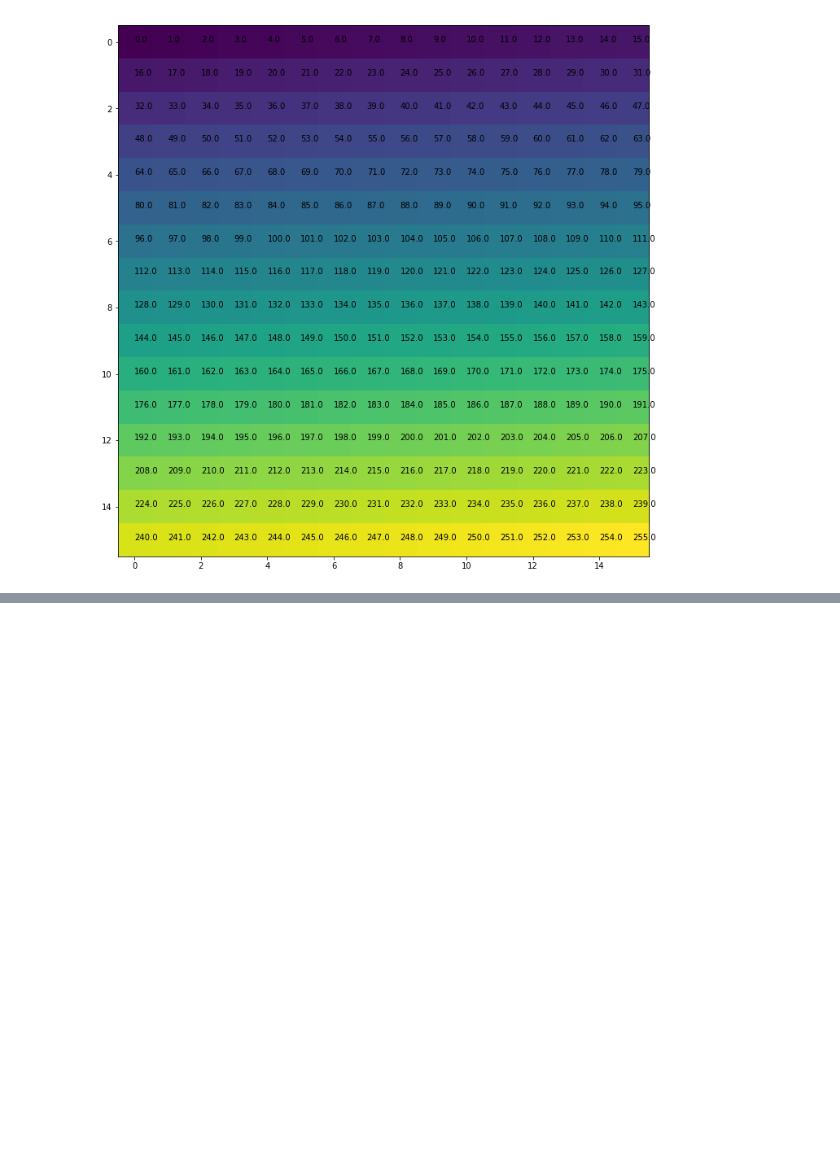
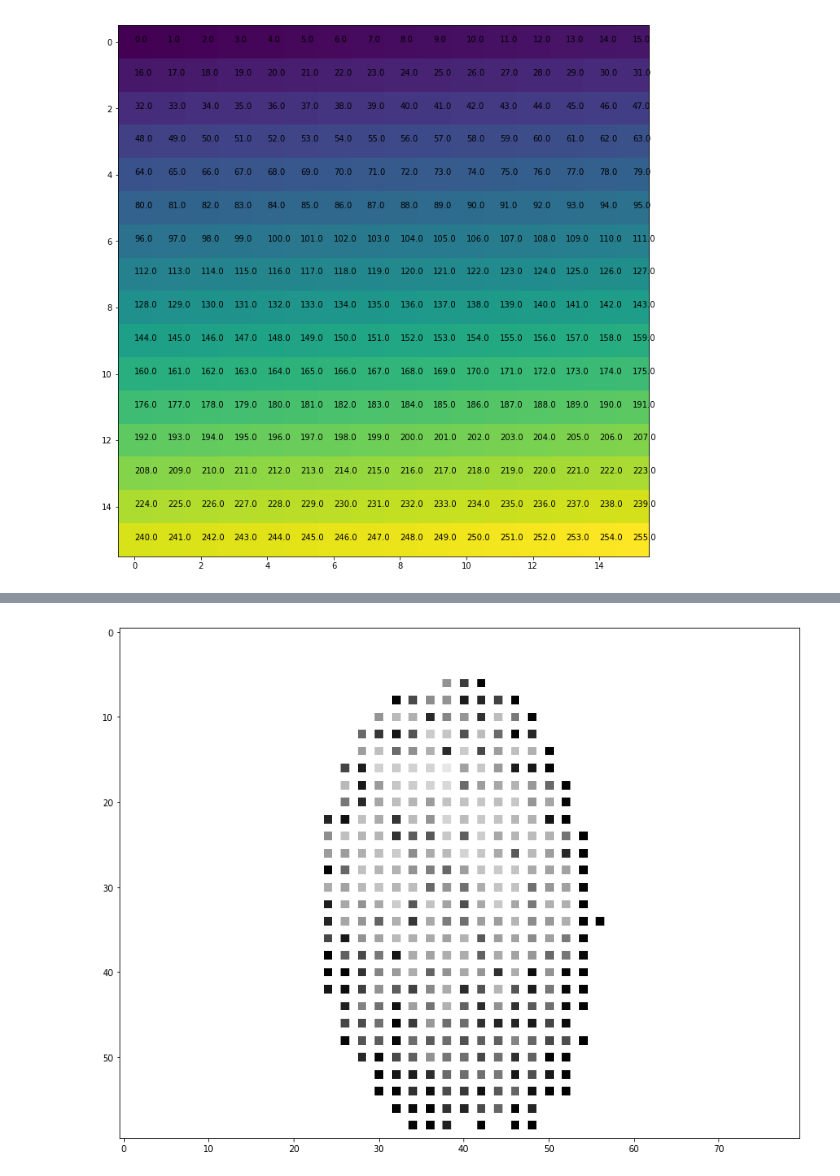
Before and after one commit to gabrieldelaparra/CC5508-2017-1-Tarea5, a Jupyter notebook: Tarea5.ipynb, the cells around one changed output, grey strips where cells are left out. Saved outputs shown, nothing was run; the diff lists cells and outputs as text; code cells hidden in the pictures; blank space fills up the shorter version.

```diff
--- a/Tarea5.ipynb
+++ b/Tarea5.ipynb
@@ -355,2 +361,27 @@ imageOrientation(image, 8)
+# %%
+def segmentImagen(image, cellSize):
+    rows, cols = image.shape
+    cellRows = math.floor(rows/cellSize)
+    cellCols = math.floor(cols/cellSize)
+    cellCount = cellRows*cellCols
+    cells = np.zeros((cellRows, cellCols))
+
+    for j in range(cols):
+        for i in range(rows):
+            if(image[i,j] == 255):
+                continue
+            cellX = math.floor(i/cellSize)
+            cellY = math.floor(j/cellSize)
+            if(cellX % 2==0 and cellY % 2 ==0):
+                cells[cellX, cellY] = image[i,j]
+
+    fig, ax = plt.subplots()
+    ax.imshow(cells, cmap="binary")
+
+imageFile = "./DB1_B/101_2.tif"
+image = io.imread(imageFile)
+segmentImagen(image, 8)
+# %% [output]
+[figure, added]
 # %%
 def imageOrientation(image, cellSize):
```
Also changed, not shown: parts of 14 cells of this notebook.
